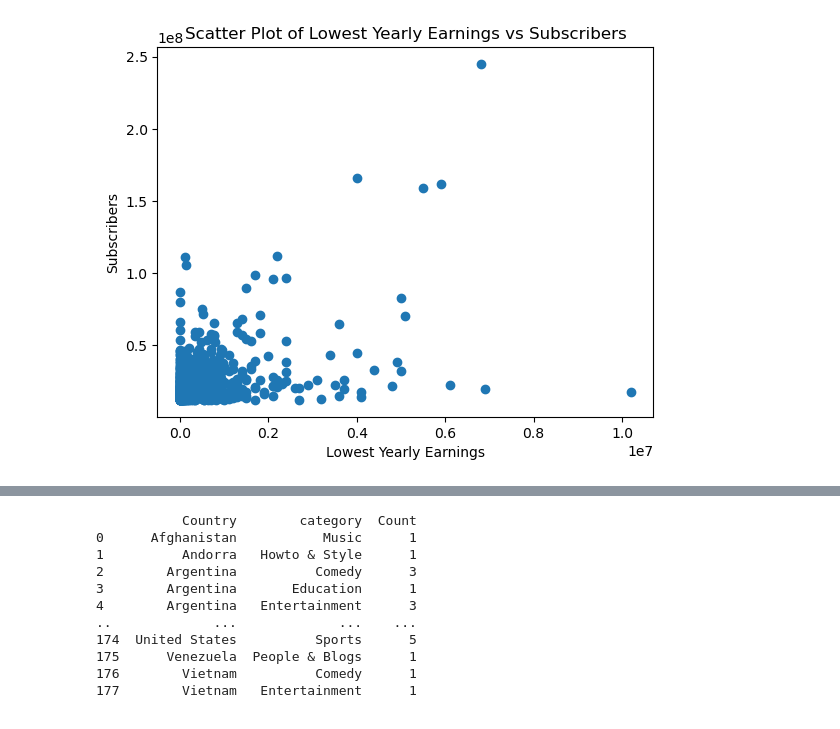
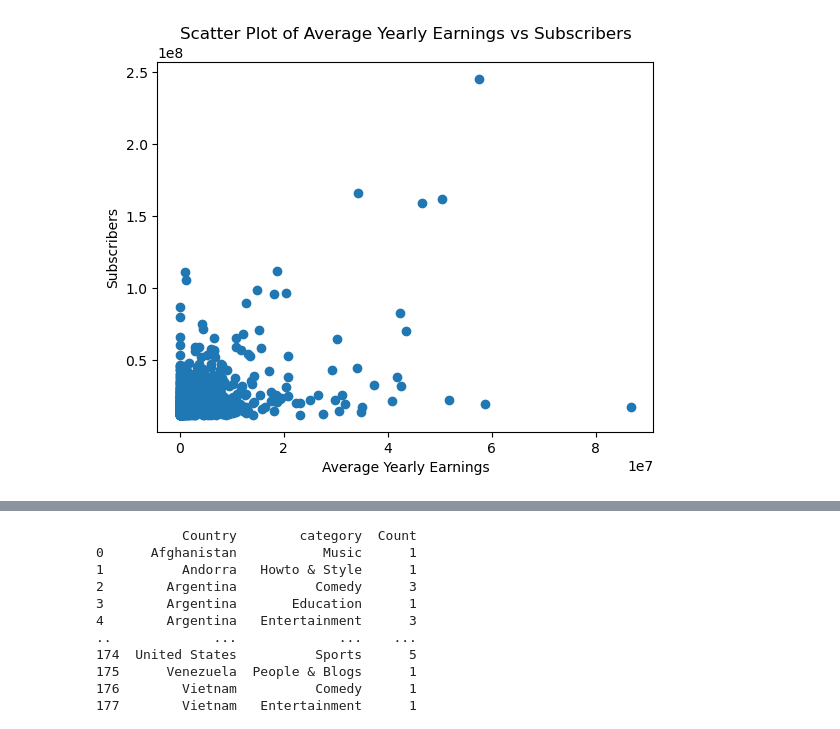
Before and after one commit to duansuyang/IS-Mgt-Support-Bus-Intell-Sys-project, a Jupyter notebook: test.ipynb, the cells around one changed output, grey strips where cells are left out. Cells and saved outputs as stored; diff of their text form; code cells hidden in the pictures.

```diff
--- a/test.ipynb
+++ b/test.ipynb
@@ -9,3 +9,4 @@ df = pd.read_csv('Global YouTube Statistics.csv', encoding="ISO-8859-1")
 # youtube_data = youtube_data[youtube_data["category"]== "Music"]
 # %%
 df = df[df['video views'] != 0]
+df["average_yearly_earnings"] = (df["lowest_yearly_earnings"] + df["highest_yearly_earnings"]) /2
@@ -12,15 +24,15 @@ df = df[df['video views'] != 0]
 # %%
 # 查看lowest_yearly_earnings和subscribers的散点图
 
 import matplotlib.pyplot as plt
 
-plt.scatter(df['lowest_yearly_earnings'], df['subscribers'])
-plt.xlabel('Lowest Yearly Earnings')
+plt.scatter(df['average_yearly_earnings'], df['subscribers'])
+plt.xlabel('Average Yearly Earnings')
 plt.ylabel('Subscribers')
-plt.title('Scatter Plot of Lowest Yearly Earnings vs Subscribers')
+plt.title('Scatter Plot of Average Yearly Earnings vs Subscribers')
 plt.show()
 # %% [output]
-[figure, old version]
+[figure, new version]
 # %%
 # df1 = df[df['lowest_yearly_earnings'] > 10000000
 # %%
```
Also changed, not shown: parts of 26 cells of this notebook.
